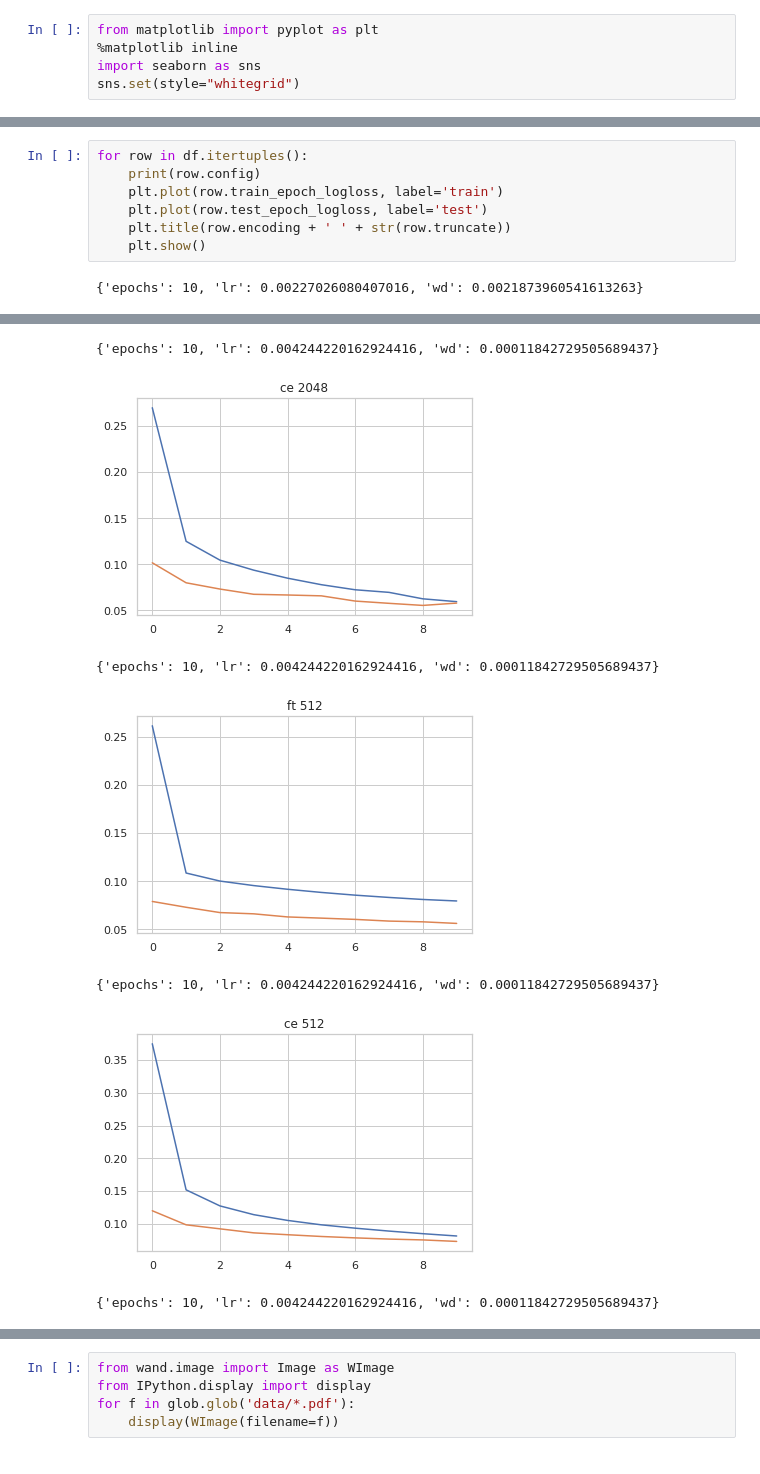
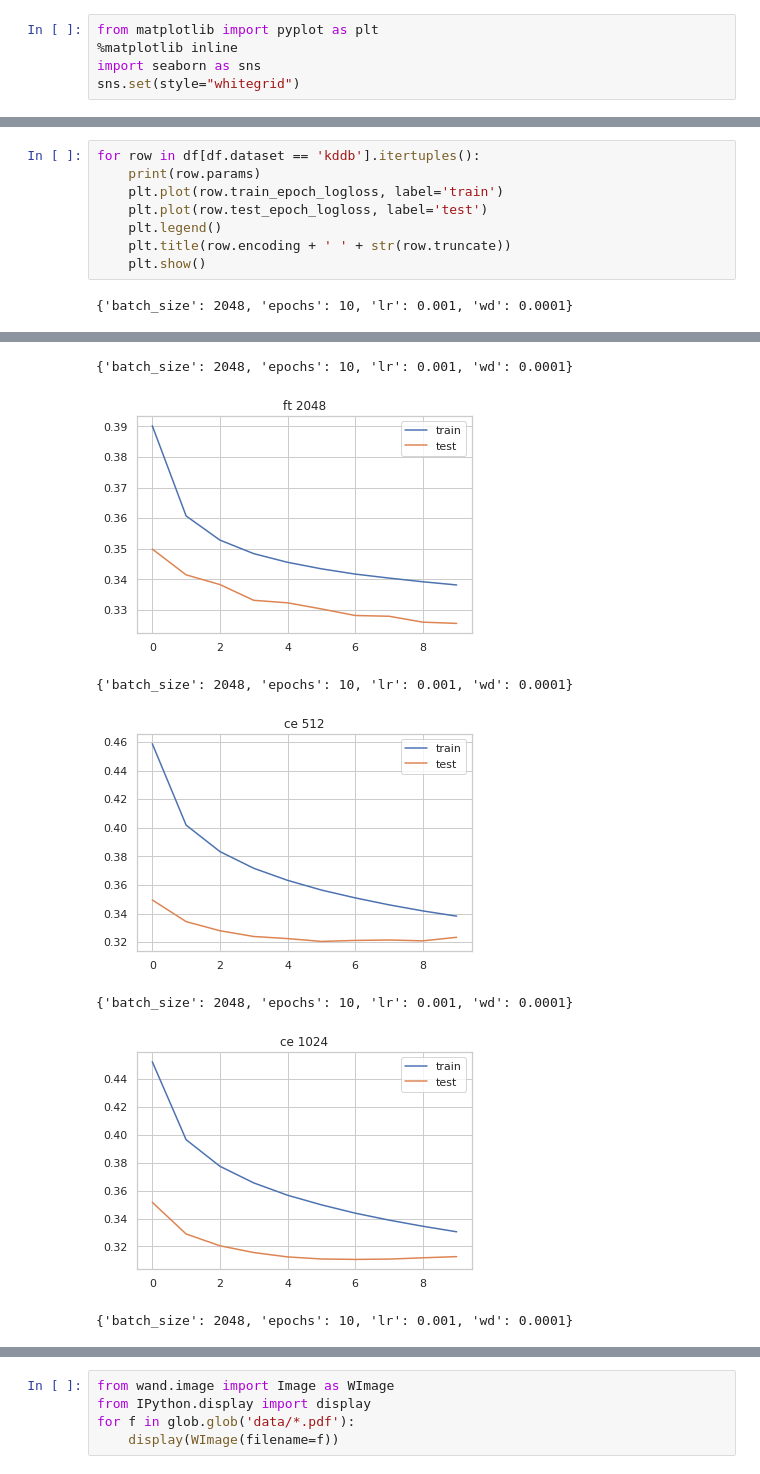
Before and after one commit to sisudata/chromatic-encoding, a Jupyter notebook: viz/run.ipynb, the cells around one changed output, grey strips where cells are left out. Cells and saved outputs as stored; diff of their text form.

```diff
--- a/viz/run.ipynb
+++ b/viz/run.ipynb
@@ -62,9 +88,10 @@ plt.show()
 # %%
-for row in df.itertuples():
-    print(row.config)
+for row in df[df.dataset == 'kddb'].itertuples():
+    print(row.params)
     plt.plot(row.train_epoch_logloss, label='train')
     plt.plot(row.test_epoch_logloss, label='test')
+    plt.legend()
     plt.title(row.encoding + ' ' + str(row.truncate))
     plt.show()
 # %% [output]
-{'epochs': 10, 'lr': 0.00227026080407016, 'wd': 0.0021873960541613263}
+{'batch_size': 2048, 'epochs': 10, 'lr': 0.001, 'wd': 0.0001}
@@ -72,7 +99,7 @@ for row in df.itertuples():
-{'epochs': 10, 'lr': 0.004244220162924416, 'wd': 0.00011842729505689437}
+{'batch_size': 2048, 'epochs': 10, 'lr': 0.001, 'wd': 0.0001}
-[figure, old version]
+[figure, new version]
-{'epochs': 10, 'lr': 0.004244220162924416, 'wd': 0.00011842729505689437}
+{'batch_size': 2048, 'epochs': 10, 'lr': 0.001, 'wd': 0.0001}
-[figure, old version]
+[figure, new version]
-{'epochs': 10, 'lr': 0.004244220162924416, 'wd': 0.00011842729505689437}
+{'batch_size': 2048, 'epochs': 10, 'lr': 0.001, 'wd': 0.0001}
-[figure, old version]
+[figure, new version]
-{'epochs': 10, 'lr': 0.004244220162924416, 'wd': 0.00011842729505689437}
+{'batch_size': 2048, 'epochs': 10, 'lr': 0.001, 'wd': 0.0001}
```
Also changed, not shown: parts of 4 cells of this notebook, 5 other files.
